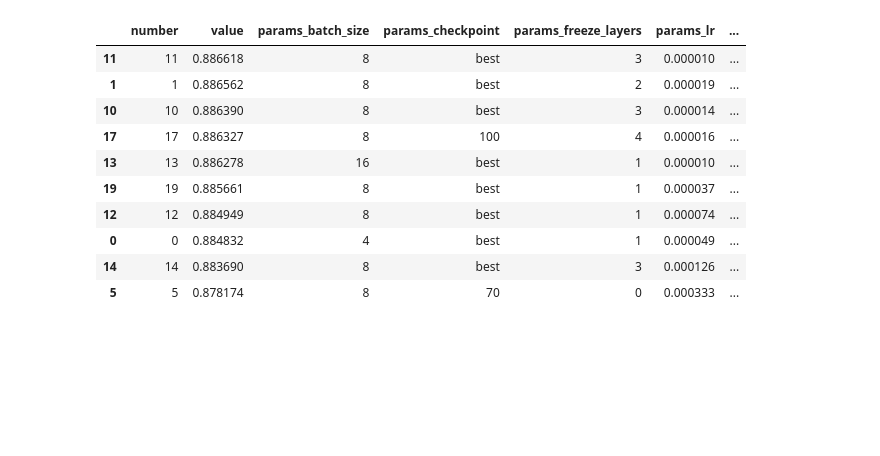
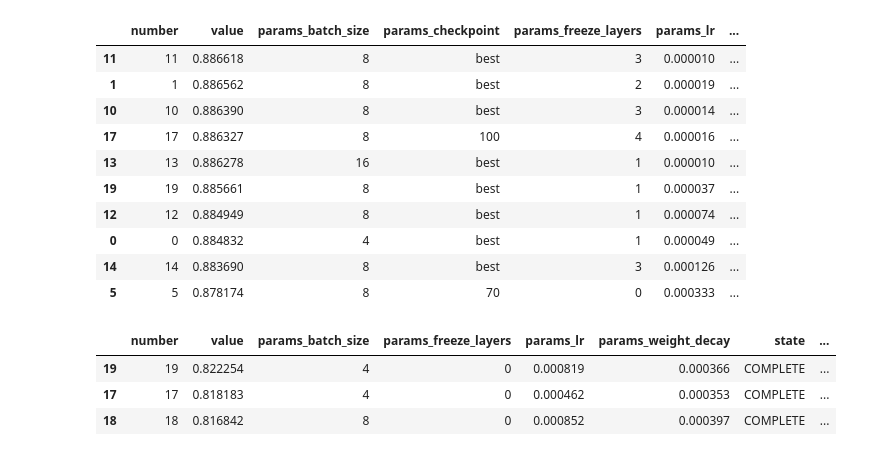
Before and after one commit to PulyaPolya/beat_this, a Jupyter notebook: results_evaluation.ipynb, the cells around one changed output. Cells and saved outputs as stored; diff of their text form; code cells hidden in the pictures; blank space fills up the shorter version.

```diff
--- a/results_evaluation.ipynb
+++ b/results_evaluation.ipynb
@@ -1484,0 +1519,16 @@ df_filtered.loc[indices]
+# %%
+import optuna
+import pandas as pd
+study = optuna.load_study(
+    study_name="cluster_2_ckpt10",
+    storage="sqlite:///optuna.db"
+)
+df_10= study.trials_dataframe()
+df_10,df_10_top = filter_df(df_10, return_top=3, ckpt_epoch=10)
+#df_10_top["ckpt_epoch"] = [10]* len(df_10_top)
+df_10_top
+# %% [output]
+|  | number | value | params_batch_size | params_freeze_layers | params_lr | params_weight_decay | state | ... |
+| 19 | 19 | 0.822254 | 4 | 0 | 0.000819 | 0.000366 | COMPLETE | ... |
+| 17 | 17 | 0.818183 | 4 | 0 | 0.000462 | 0.000353 | COMPLETE | ... |
+| 18 | 18 | 0.816842 | 8 | 0 | 0.000852 | 0.000397 | COMPLETE | ... |
```
Also changed, not shown: parts of 7 cells of this notebook, 1 other file.
